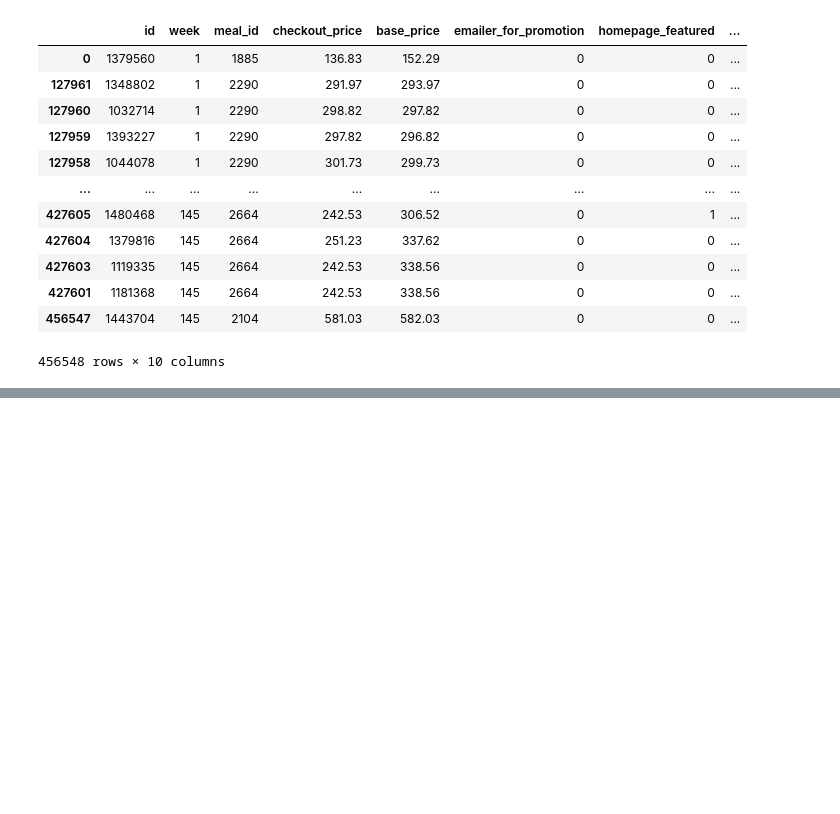
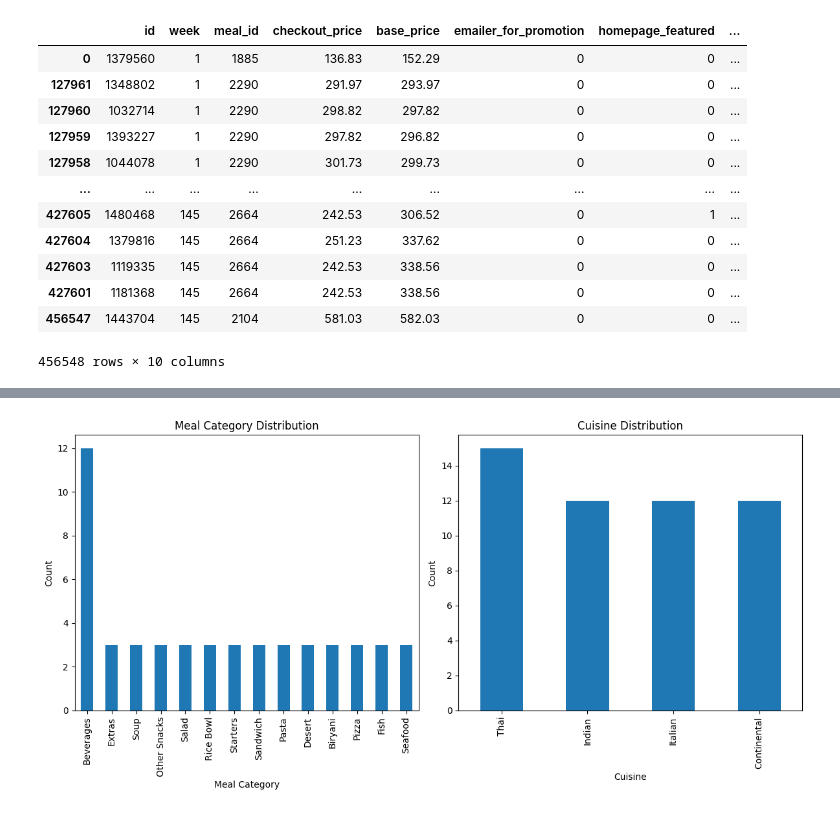
Before and after one commit to Anurag-Bharati/green-table-prediction-service, a Jupyter notebook: analytics/food_demand_forecasting.ipynb, the cells around one changed output, grey strips where cells are left out. Drawn from its saved outputs; the diff is of its cells as text; code cells hidden in the pictures; blank space fills up the shorter version.

```diff
--- a/analytics/food_demand_forecasting.ipynb
+++ b/analytics/food_demand_forecasting.ipynb
@@ -91,0 +119,18 @@ data
+# %%
+# Explore meal categories and cuisines
+plt.figure(figsize=(12, 6))
+plt.subplot(1, 2, 1)
+meal_info['category'].value_counts().plot(kind='bar')
+plt.xlabel('Meal Category')
+plt.ylabel('Count')
+plt.title('Meal Category Distribution')
+
+plt.subplot(1, 2, 2)
+meal_info['cuisine'].value_counts().plot(kind='bar')
+plt.xlabel('Cuisine')
+plt.ylabel('Count')
+plt.title('Cuisine Distribution')
+plt.tight_layout()
+plt.show()
+# %% [output]
+[figure, added]
```
Also changed, not shown: parts of 2 cells of this notebook.
